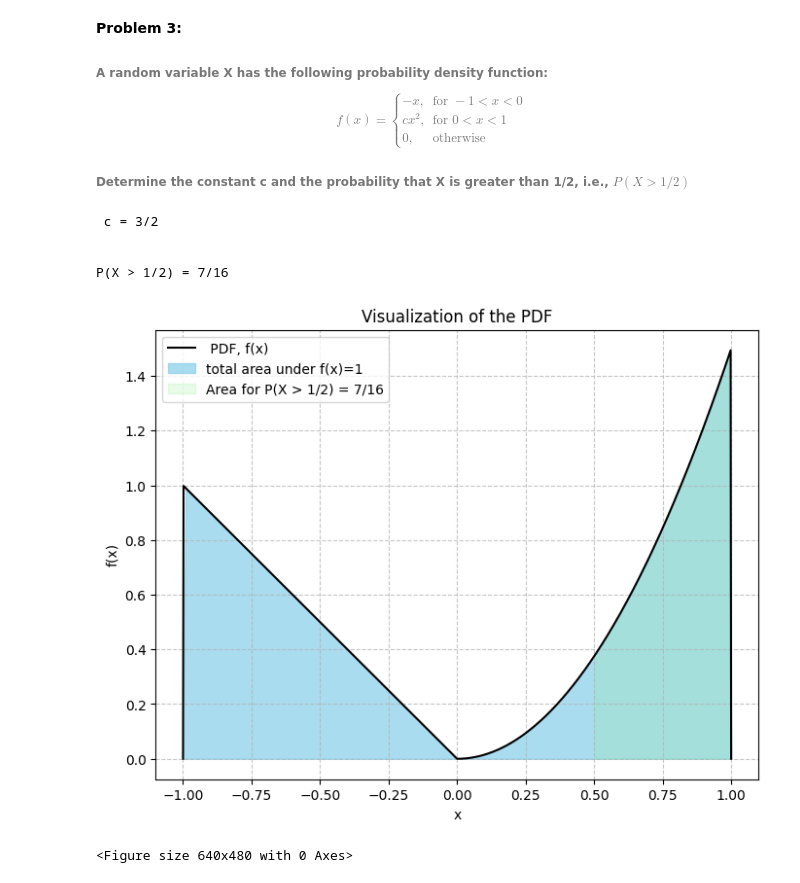
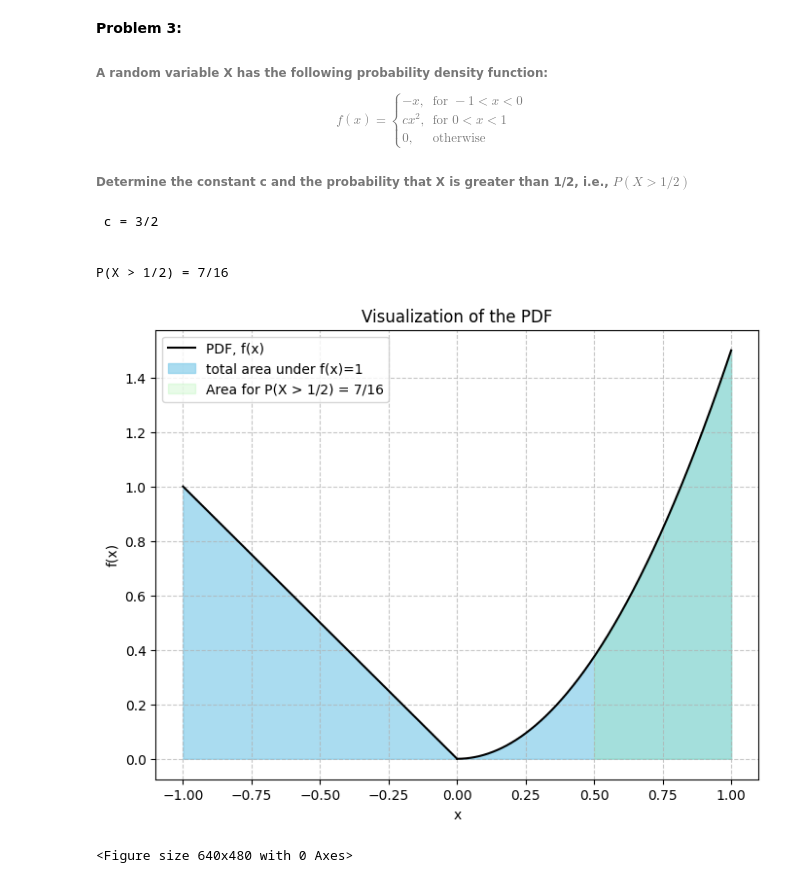
Before and after one commit to besod/probability-and-statistics, a Jupyter notebook: probability/probability.ipynb, the cells around one changed output. Saved outputs shown, nothing was run; the diff lists cells and outputs as text; code cells hidden in the pictures.

Commit message:
update graph

```diff
--- a/probability/probability.ipynb
+++ b/probability/probability.ipynb
@@ -359,56 +359,55 @@ print(f'\n')
 #define the function for x > 0 using the solved c value
 f_x_part2 = c_value * x**2
 
 #calculate the probability P(X > 1/2) by integrating f(x) from 1/2 to 1
 probability = sp.integrate(f_x_part2, (x, sp.Rational(1,2), 1))
 
 #print the probability value
 print(f'P(X > 1/2) = {probability}')
 
-#-------------------------------------
+
+# -------------------------------------
 # Plot the graph to visualize the PDF
-#-------------------------------------
+# -------------------------------------
 
-#define first the piecewise PDF function
-def f(x, c=float(c_value)): #this is f(x)
-    if -1 < x < 0: #first piece: -x for -1 < x < 0
-        return -x
-    elif 0 < x < 1: #second piece: cx^2 for 0 < x < 1
-        return c * x**2
-    else: # zero otherwise
-        return 0
+# Convert the symbolic c_value to a float
+c_float = float(c_value)
 
-#create data points for x and f(x)
-x_vals = np.linspace(-1,1,1000) # 00 points from -1 to 1
-#calculate y values. initalize y values with zeros
-y_vals = np.array([f(val) for val in x_vals])
+# Plot the first part of the function from -1 to 0
+x_part1 = np.linspace(-1, 0, 500)
+y_part1 = -x_part1
 
-#plot the PDF graph
-fig, ax = plt.subplots(figsize=(8,6))
-ax.plot(x_vals, y_vals, label=' PDF, f(x)', color = 'black')
+# Plot the second part of the function from 0 to 1, using the float value of c
+x_part2 = np.linspace(0, 1, 500)
+y_part2 = c_float * x_part2**2
 
-#shade the total area under the graph (from -1 to 1)
-x_total_shade = np.linspace(-1, 1, 200)
-y_total_shade = np.array([f(val) for val in x_total_shade])
-ax.fill_between(x_total_shade, y_total_shade, color='skyblue', alpha=0.7, label='total area under f(x)=1')
+fig, ax = plt.subplots(figsize=(8, 6))
 
-#shade the area under the graph from 1/2 to 1 (P(X > 1/2))
+# Plot the two parts of the PDF separately
+ax.plot(x_part1, y_part1, color='black', label='PDF, f(x)')
+ax.plot(x_part2, y_part2, color='black')
+
+# Shade the total area
+ax.fill_between(x_part1, y_part1, color='skyblue', alpha=0.7, label='total area under f(x)=1')
+ax.fill_between(x_part2, y_part2, color='skyblue', alpha=0.7)
+
+# Shade the probability area
 x_prob_shade = np.linspace(0.5, 1, 100)
-y_prob_shade = np.array([f(val) for val in x_prob_shade])
+y_prob_shade = c_float * x_prob_shade**2
 ax.fill_between(x_prob_shade, y_prob_shade, color='lightgreen', alpha=0.2, label=f'Area for P(X > 1/2) = {probability}')
 
-# add title and labels to the plot
+# Add title and labels
 ax.set_title('Visualization of the PDF')
 ax.set_xlabel('x')
 ax.set_ylabel('f(x)')
 ax.legend()
 plt.grid(True, linestyle='--', alpha=0.7)
 plt.show()
 plt.savefig("pdf_visualization.png")
 # %% [output]
  c = 3/2
 
 
 P(X > 1/2) = 7/16
-[figure, old version]
+[figure, new version]
 <Figure size 640x480 with 0 Axes>
```
Also changed, not shown: 1 other file.
